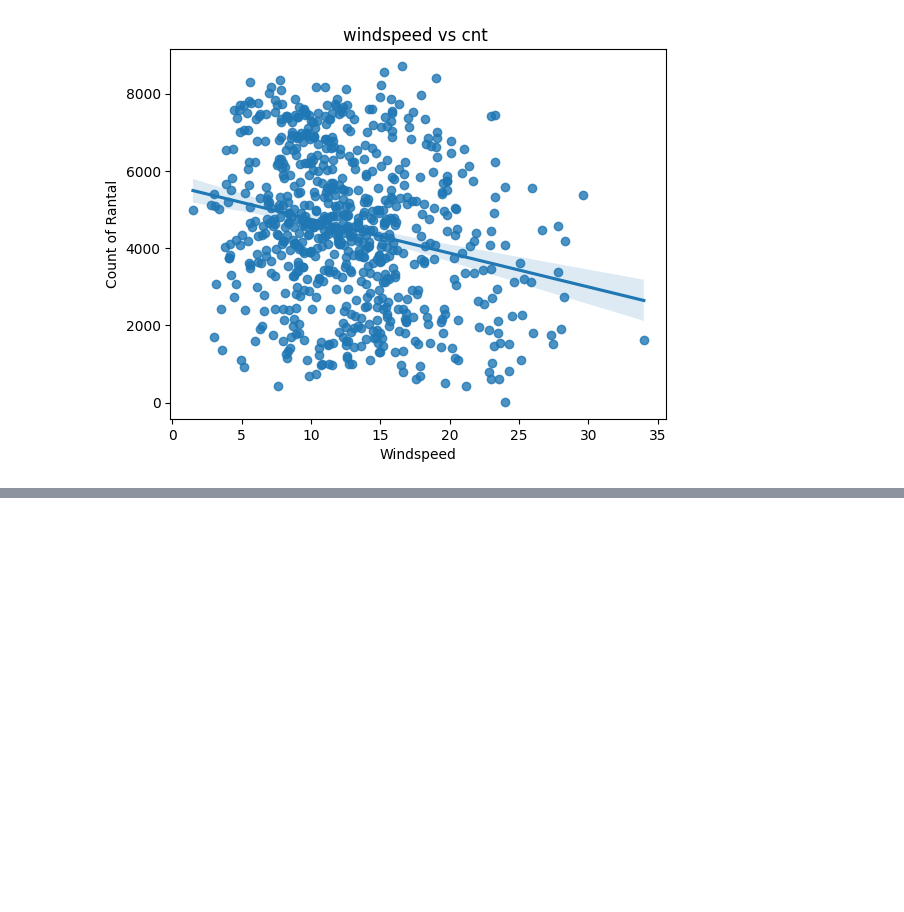
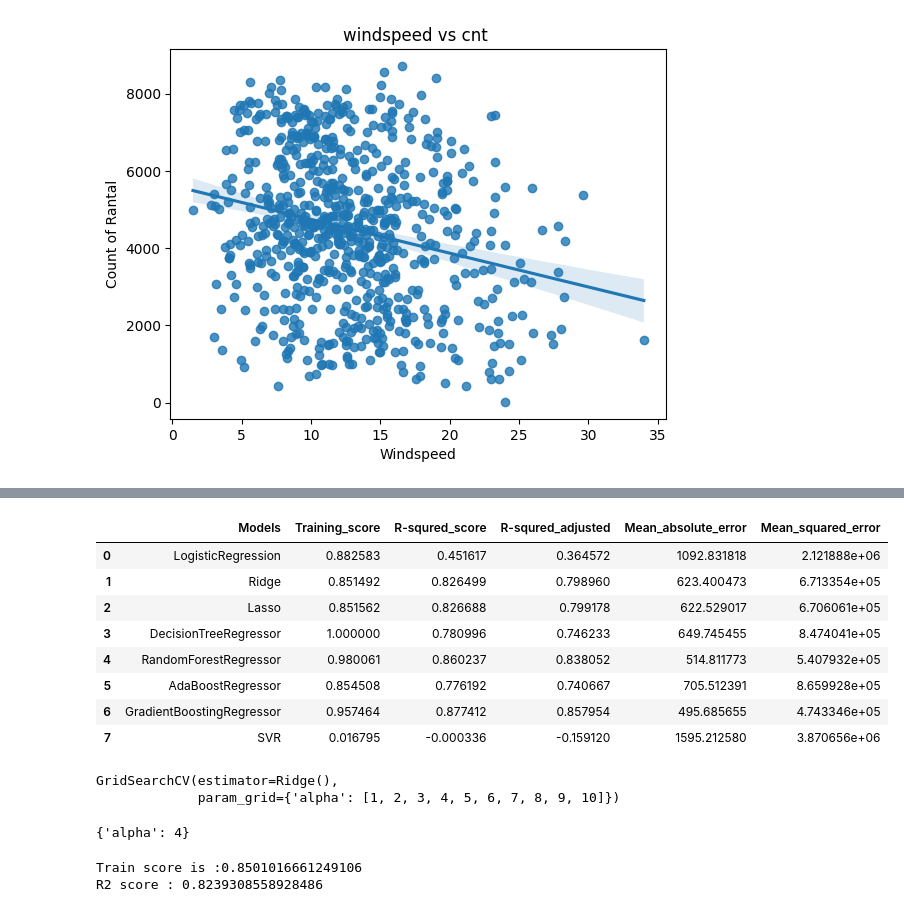
Before and after one commit to tufailahmed023/Bike-sharing, a Jupyter notebook: Notebook/Bike_Sharing.ipynb, the cells around one changed output, grey strips where cells are left out. Saved outputs shown, nothing was run; the diff lists cells and outputs as text; code cells hidden in the pictures; blank space fills up the shorter version.

```diff
--- a/Notebook/Bike_Sharing.ipynb
+++ b/Notebook/Bike_Sharing.ipynb
@@ -340,0 +502,13 @@ plt.show()
+# %%
+report = {"Models":[],"Training_score":[],"R-squred_score": [],"R-squred_adjusted":[],"Mean_absolute_error":[],"Mean_squared_error":[]}
+model_function(X_train,x_test,Y_train,y_test,models)
+# %% [output]
+|  | Models | Training_score | R-squred_score | R-squred_adjusted | Mean_absolute_error | Mean_squared_error |
+| 0 | LogisticRegression | 0.882583 | 0.451617 | 0.364572 | 1092.831818 | 2.121888e+06 |
+| 1 | Ridge | 0.851492 | 0.826499 | 0.798960 | 623.400473 | 6.713354e+05 |
+| 2 | Lasso | 0.851562 | 0.826688 | 0.799178 | 622.529017 | 6.706061e+05 |
+| 3 | DecisionTreeRegressor | 1.000000 | 0.780996 | 0.746233 | 649.745455 | 8.474041e+05 |
+| 4 | RandomForestRegressor | 0.980061 | 0.860237 | 0.838052 | 514.811773 | 5.407932e+05 |
+| 5 | AdaBoostRegressor | 0.854508 | 0.776192 | 0.740667 | 705.512391 | 8.659928e+05 |
+| 6 | GradientBoostingRegressor | 0.957464 | 0.877412 | 0.857954 | 495.685655 | 4.743346e+05 |
+| 7 | SVR | 0.016795 | -0.000336 | -0.159120 | 1595.212580 | 3.870656e+06 |
@@ -340,0 +522,20 @@ plt.show()
+# %%
+parameters = {"alpha":[i for i in range(1,11)]}
+from sklearn.model_selection import GridSearchCV
+clf = GridSearchCV(ri, parameters)
+clf.fit(X_train, Y_train)
+# %% [output]
+GridSearchCV(estimator=Ridge(),
+             param_grid={'alpha': [1, 2, 3, 4, 5, 6, 7, 8, 9, 10]})
+# %%
+clf.best_params_
+# %% [output]
+{'alpha': 4}
+# %%
+ri_b =Ridge(alpha=4)
+ri_b.fit(X_train,Y_train)
+print(f"Train score is :{ri_b.score(X_train,Y_train)}")
+print(f"R2 score : {r2_score(y_test,ri_b.predict(x_test))}")
+# %% [output]
+Train score is :0.8501016661249106
+R2 score : 0.8239308558928486
```
Also changed, not shown: parts of 30 cells of this notebook, 1 other file.
